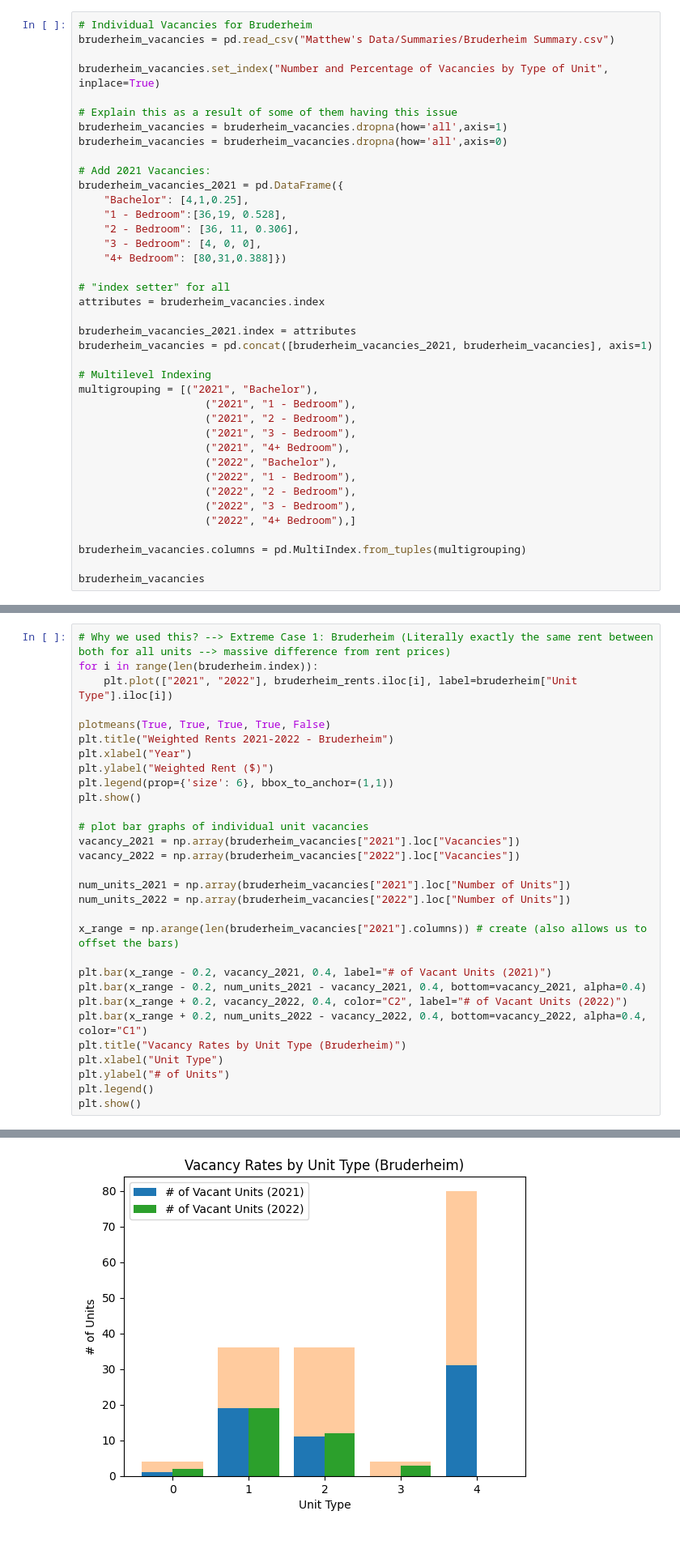
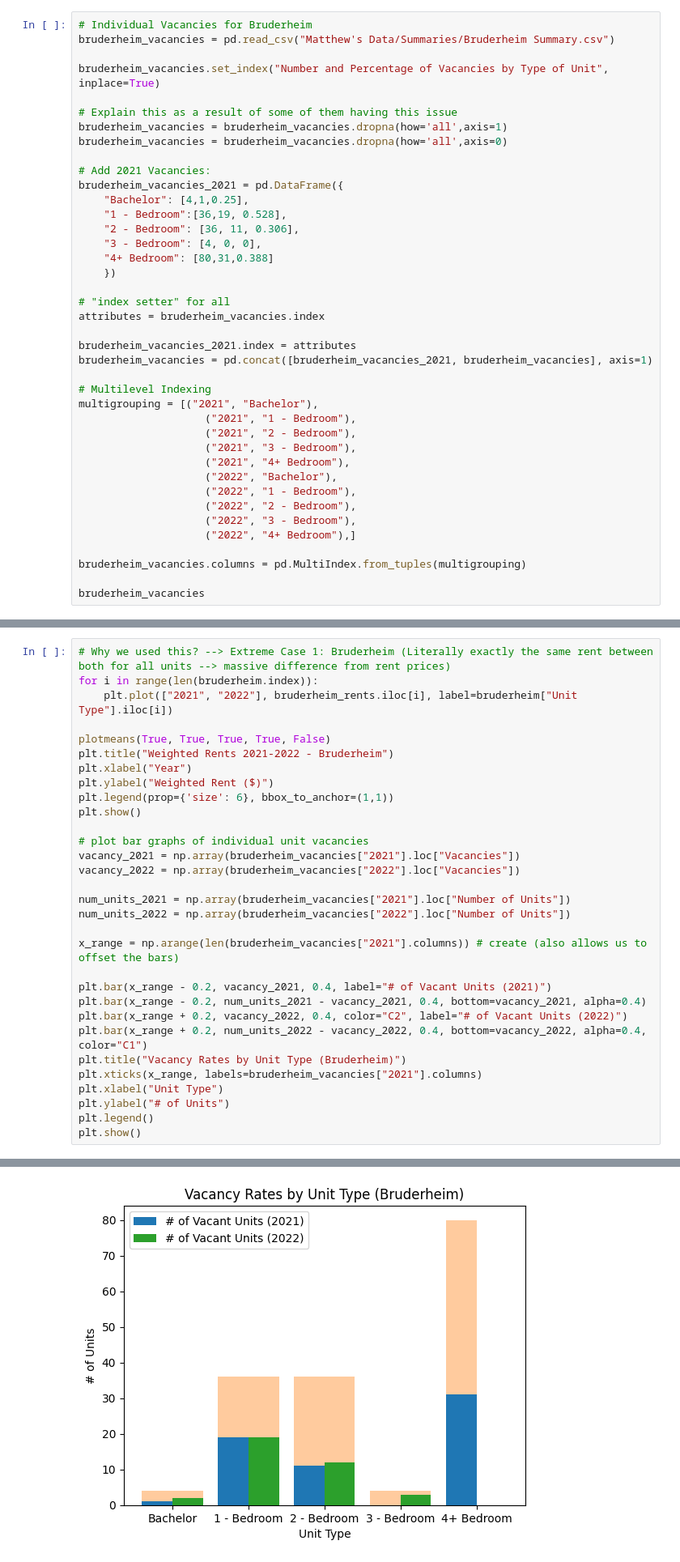
Before and after one commit to Mathemusician1729/DATA-221-Project, a Jupyter notebook: 221-Project.ipynb, the cells around one changed output, grey strips where cells are left out. Shown at 81% size. Saved outputs shown, nothing was run; the diff lists cells and outputs as text.

```diff
--- a/221-Project.ipynb
+++ b/221-Project.ipynb
@@ -97,7 +93,8 @@ bruderheim_vacancies_2021 = pd.DataFrame({
     "1 - Bedroom":[36,19, 0.528],
     "2 - Bedroom": [36, 11, 0.306],
     "3 - Bedroom": [4, 0, 0],
-    "4+ Bedroom": [80,31,0.388]})
+    "4+ Bedroom": [80,31,0.388]
+    })
 
 # "index setter" for all
 attributes = bruderheim_vacancies.index
@@ -820,31 +817,32 @@ mclennan_rents = mclennan[["2021 Weighted Rent", "2022 Weighted Rent"]]
 for i in range(len(bruderheim.index)):
     plt.plot(["2021", "2022"], bruderheim_rents.iloc[i], label=bruderheim["Unit Type"].iloc[i])
 
 plotmeans(True, True, True, True, False)
 plt.title("Weighted Rents 2021-2022 - Bruderheim")
 plt.xlabel("Year")
 plt.ylabel("Weighted Rent ($)")
 plt.legend(prop={'size': 6}, bbox_to_anchor=(1,1))
 plt.show()
 
 # plot bar graphs of individual unit vacancies
 vacancy_2021 = np.array(bruderheim_vacancies["2021"].loc["Vacancies"])
 vacancy_2022 = np.array(bruderheim_vacancies["2022"].loc["Vacancies"])
 
 num_units_2021 = np.array(bruderheim_vacancies["2021"].loc["Number of Units"])
 num_units_2022 = np.array(bruderheim_vacancies["2022"].loc["Number of Units"])
 
 x_range = np.arange(len(bruderheim_vacancies["2021"].columns)) # create (also allows us to offset the bars)
 
 plt.bar(x_range - 0.2, vacancy_2021, 0.4, label="# of Vacant Units (2021)")
 plt.bar(x_range - 0.2, num_units_2021 - vacancy_2021, 0.4, bottom=vacancy_2021, alpha=0.4)
 plt.bar(x_range + 0.2, vacancy_2022, 0.4, color="C2", label="# of Vacant Units (2022)")
 plt.bar(x_range + 0.2, num_units_2022 - vacancy_2022, 0.4, bottom=vacancy_2022, alpha=0.4, color="C1")
 plt.title("Vacancy Rates by Unit Type (Bruderheim)")
+plt.xticks(x_range, labels=bruderheim_vacancies["2021"].columns)
 plt.xlabel("Unit Type")
 plt.ylabel("# of Units")
 plt.legend()
 plt.show()
 # %% [output]
 [figure]
-[figure, old version]
+[figure, new version]
```
Also changed, not shown: parts of 25 cells of this notebook.
